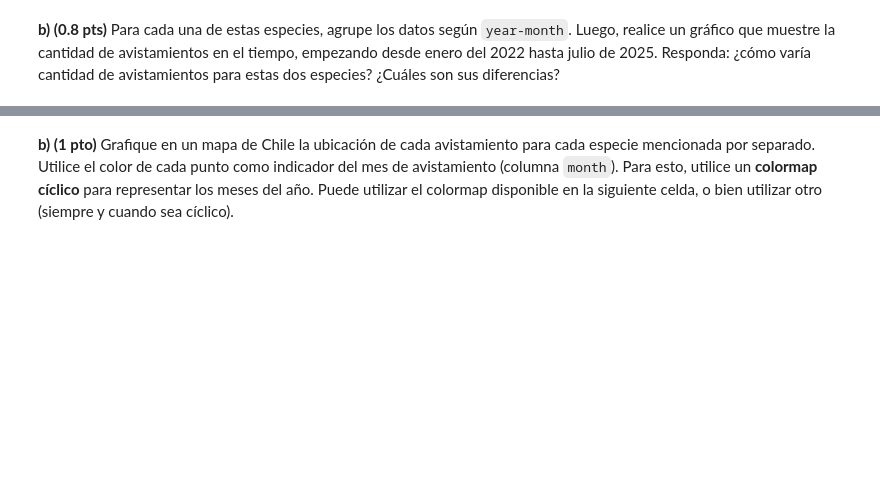
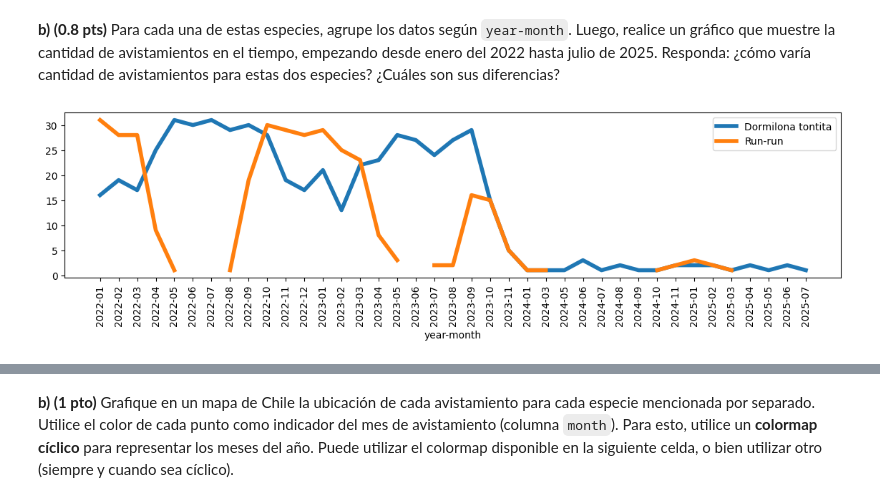
Before and after one commit to FlyingTank233/IMT2200-BENJAMIN-URRA, a Jupyter notebook: Tareas/T2/IMT2200-25s2 - Tarea 02.ipynb, the cells around one changed output, grey strips where cells are left out. Drawn from its saved outputs; the diff is of its cells as text; code cells hidden in the pictures; blank space fills up the shorter version.

```diff
--- a/Tareas/T2/IMT2200-25s2 - Tarea 02.ipynb
+++ b/Tareas/T2/IMT2200-25s2 - Tarea 02.ipynb
@@ -338,2 +320,9 @@ Primero, genere dos nuevos dataframes con los avistamientos de cada especie por
 # %%
 # Respuesta
+
+# Empiezo con abrir el ".csv" que usaré como base.
+df_all_pajaros = pd.read_csv('3-2_MODIFICADO_av_de_2022-1-1_a_2025-7-31.csv', sep=',', encoding='utf_8', low_memory=False)
+
+# Ahora creo copias de ese DataFrame base que solo tengan los pajaros respectivos.
+df_runrun = df_all_pajaros.loc[df_all_pajaros['speciesCode'] == 'spetyr1'].copy().reset_index(drop=True)
+df_dormil = df_all_pajaros.loc[df_all_pajaros['speciesCode'] == 'dafgrt1'].copy().reset_index(drop=True)
@@ -341,3 +342,28 @@ Primero, genere dos nuevos dataframes con los avistamientos de cada especie por
 **b) (0.8 pts)** Para cada una de estas especies, agrupe los datos según `year-month`. Luego, realice un gráfico que muestre la cantidad de avistamientos en el tiempo, empezando desde enero del 2022 hasta julio de 2025. Responda: ¿cómo varía cantidad de avistamientos para estas dos especies? ¿Cuáles son sus diferencias?
 # %%
 # Respuesta
+
+# El subplot principal.
+fig, ax = plt.subplots(figsize=(14,3))
+
+# Esto recopila la información de cuantos avistamientos hay de cada pajaro en un 'year-month'.
+dormil_counts = df_dormil['year-month'].value_counts().sort_index()
+runrun_counts = df_runrun['year-month'].value_counts().sort_index()
+
+# Concatena ambos 'counts' en un solo DataFrame y lo plottea.
+df_ambos = pd.concat([dormil_counts, runrun_counts], axis=1)
+df_ambos.columns = ['Dormilona tontita', 'Run-run']
+df_ambos.plot(ax=ax, linewidth=4, figsize=(14,3))
+
+# Esto simplemente encuentra y muestra todos los indices del DataFrame,
+# Si no hago esto, algunos "year-month"s son ocultados.
+lista_yearmonth = []
+for i, row in df_ambos.iterrows():
+    lista_yearmonth.append(i)
+plt.xticks(np.arange(0,len(lista_yearmonth),1))
+ax.set_xticklabels(lista_yearmonth, rotation=90)
+
+plt.legend()
+plt.show()
+# %% [output]
+[figure, added]
```
Also changed, not shown: parts of 36 cells of this notebook.
